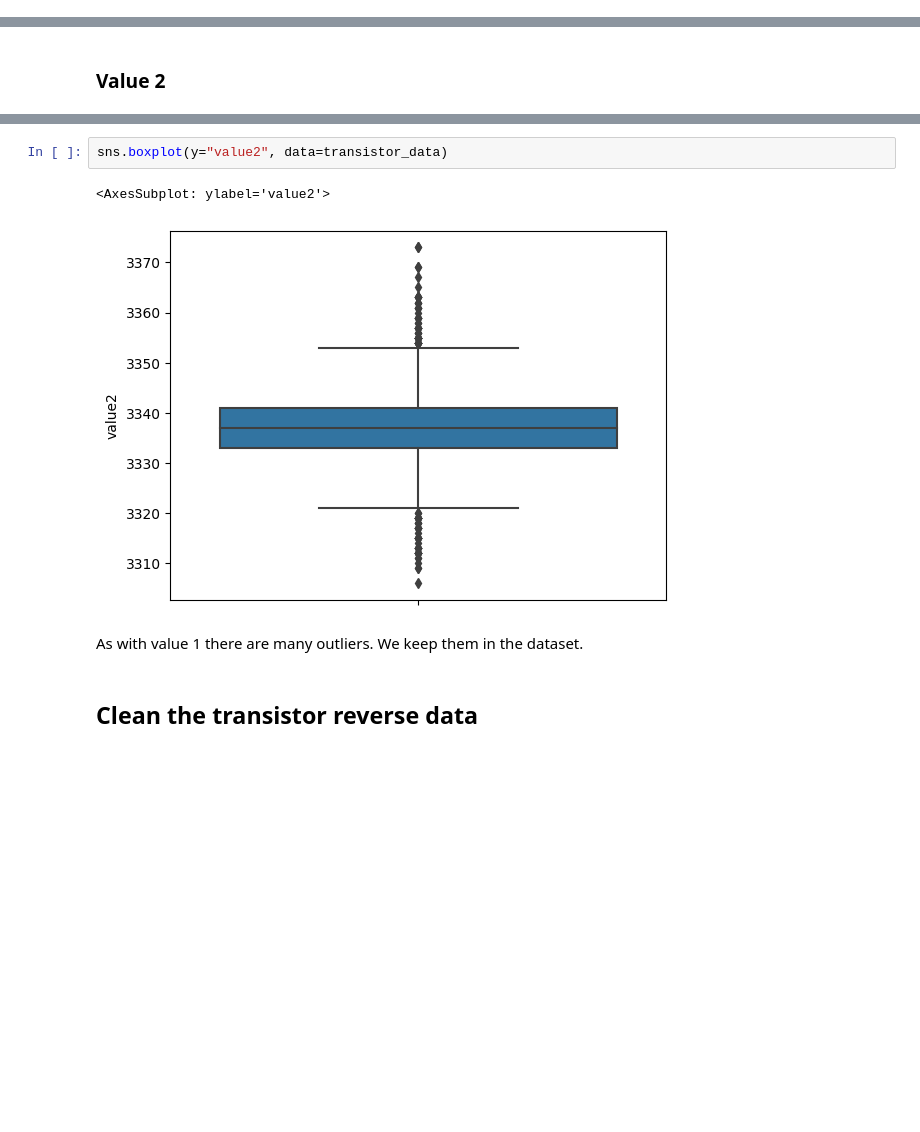
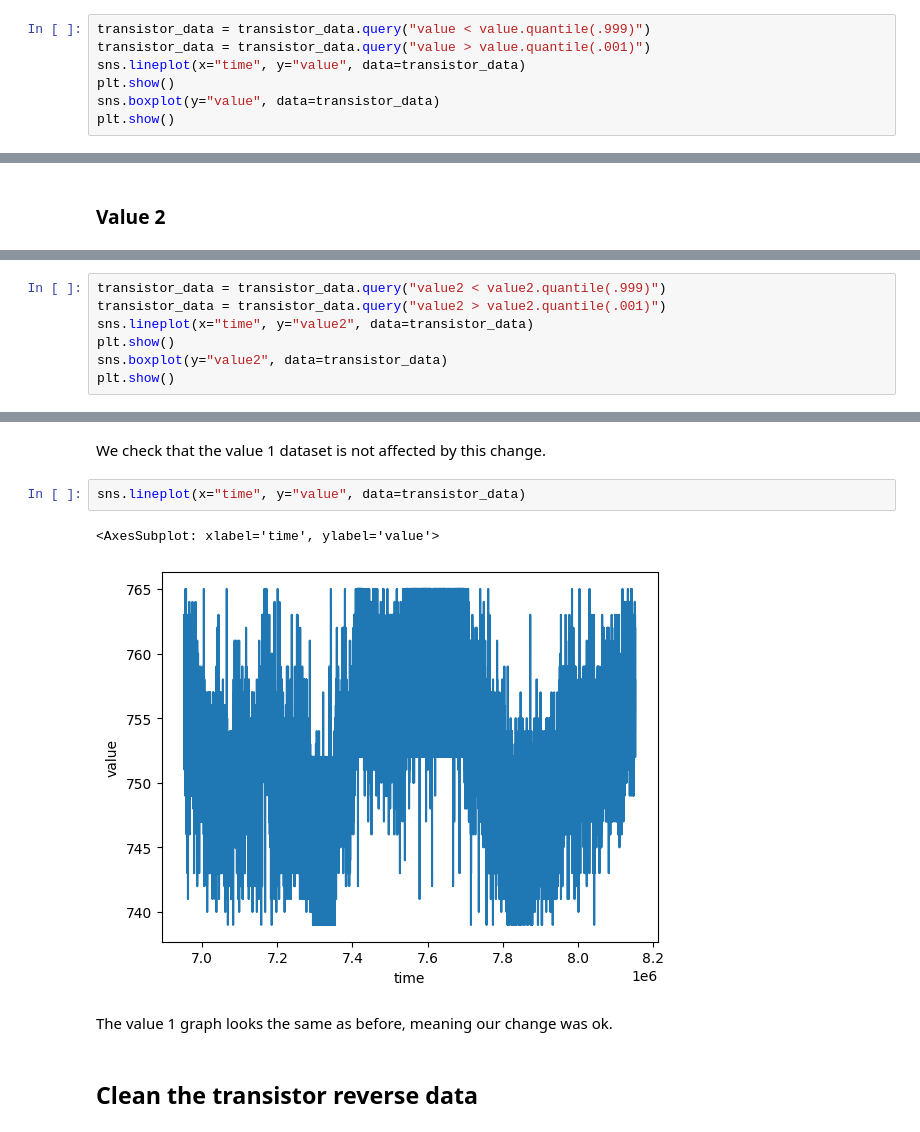
Before and after one commit to nosknut/statistics-project-h2022, a Jupyter notebook: analysis/analysis.ipynb, the cells around one changed output, grey strips where cells are left out. Cells and saved outputs as stored; diff of their text form; blank space fills up the shorter version.

```diff
--- a/analysis/analysis.ipynb
+++ b/analysis/analysis.ipynb
@@ -140,0 +170,7 @@ sns.lineplot(x="time", y="value", data=transistor_data)
+# %%
+transistor_data = transistor_data.query("value < value.quantile(.999)")
+transistor_data = transistor_data.query("value > value.quantile(.001)")
+sns.lineplot(x="time", y="value", data=transistor_data)
+plt.show()
+sns.boxplot(y="value", data=transistor_data)
+plt.show()
@@ -142,0 +194,7 @@ sns.lineplot(x="time", y="value", data=transistor_data)
+# %%
+transistor_data = transistor_data.query("value2 < value2.quantile(.999)")
+transistor_data = transistor_data.query("value2 > value2.quantile(.001)")
+sns.lineplot(x="time", y="value2", data=transistor_data)
+plt.show()
+sns.boxplot(y="value2", data=transistor_data)
+plt.show()
@@ -143,10 +204,12 @@ sns.lineplot(x="time", y="value", data=transistor_data)
+# %% [markdown]
+We check that the value 1 dataset is not affected by this change.
 # %%
-sns.boxplot(y="value2", data=transistor_data)
+sns.lineplot(x="time", y="value", data=transistor_data)
 # %% [output]
-<AxesSubplot: ylabel='value2'>
+<AxesSubplot: xlabel='time', ylabel='value'>
-[figure, old version]
+[figure, new version]
-# %% [markdown]
-As with value 1 there are many outliers. We keep them in the dataset.
+# %% [markdown]
+The value 1 graph looks the same as before, meaning our change was ok.
 # %% [markdown]
 ## Clean the transistor reverse data
 # %% [markdown]
```
Also changed, not shown: parts of 54 cells of this notebook.
